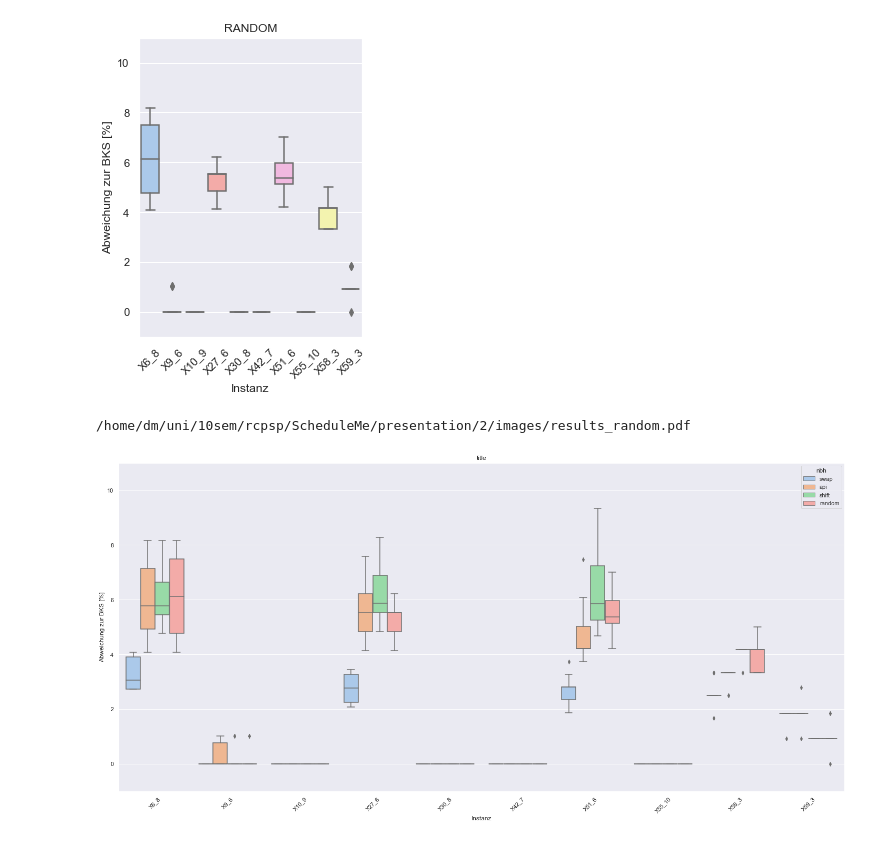
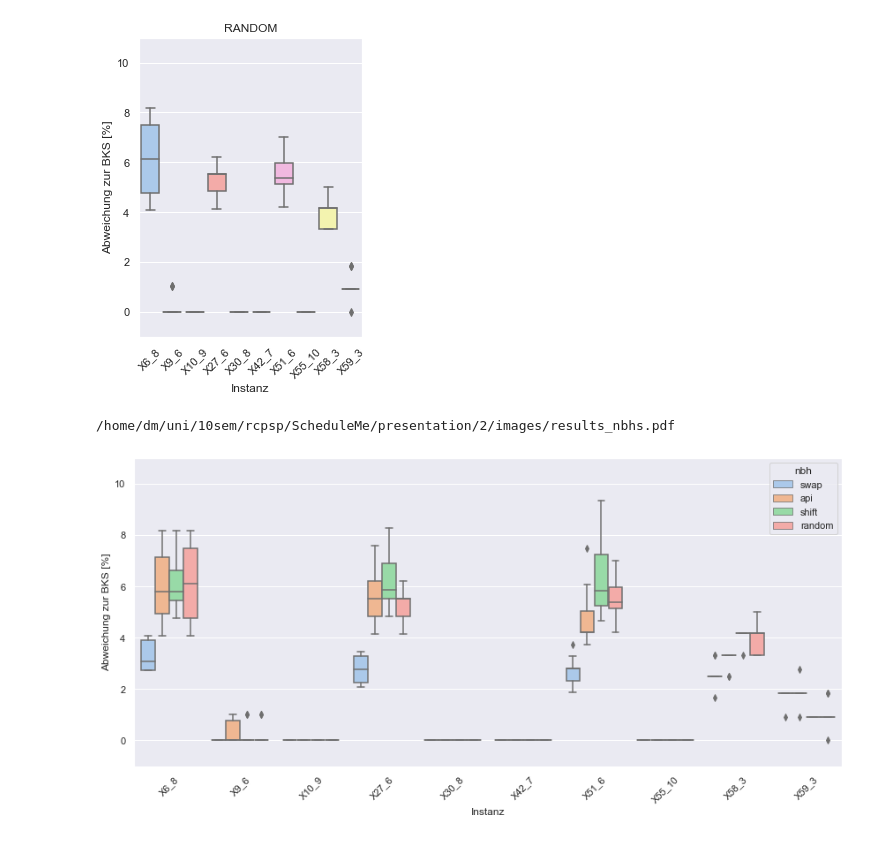
Before and after one commit to mbenahmed1/ScheduleMe, a Jupyter notebook: etc/phase2_plots.ipynb, the cells around one changed output. Drawn from its saved outputs; the diff is of its cells as text; code cells hidden in the pictures.

```diff
--- a/etc/phase2_plots.ipynb
+++ b/etc/phase2_plots.ipynb
@@ -155,7 +155,7 @@ for i, nbh in enumerate(["swap","api","shift","random"]):
     sns.set_palette("pastel")
 
     sns.boxplot(ax=ax, x=d.instance,  y=(d.makespan/d.bks - 1) * 100)
-    ax.set(title=title, xlabel="Instanz", ylabel="Abweichung zur BKS [%]", ylim=(-1,11))
+    ax.set(xlabel="Instanz", ylabel="Abweichung zur BKS [%]", ylim=(-1,11))
 
     # sns.scatterplot(ax=ax, x=d.instance,  y=d.bks, s=100)
     # sns.boxplot(ax=ax, x=d.instance,  y=d.makespan)
@@ -176,32 +176,30 @@ for i, nbh in enumerate(["swap","api","shift","random"]):
 # %%
 import os
 import seaborn as sns
 import matplotlib.pyplot as plt
 
 path = os.path.abspath("../presentation/2/images")
 
 title = f"title"
 
 d = data[2]
-# d = data[2].loc[data[2]["nbh"] == nbh]
 
-figname = os.path.join(path, f"results_{nbh}.pdf")
+figname = os.path.join(path, f"results_nbhs.pdf")
 print(figname)
 
-# continue
 
-fig, ax = plt.subplots(figsize=(20,10))
+fig, ax = plt.subplots(figsize=(12,6))
 # fig, ax = plt.subplots()
 sns.set_theme()
 sns.set_palette("pastel")
 
 sns.boxplot(ax=ax, x=d.instance,  y=(d.makespan/d.bks - 1) * 100, hue=d.nbh)
-ax.set(title=title, xlabel="Instanz", ylabel="Abweichung zur BKS [%]", ylim=(-1,11))
+ax.set(xlabel="Instanz", ylabel="Abweichung zur BKS [%]", ylim=(-1,11))
 # sns.despine(offset=20, trim=True)
 
 ax.set_xticklabels(ax.get_xticklabels(), rotation=45)
 plt.tight_layout()
-# plt.savefig(figname)
+plt.savefig(figname)
 # %% [output]
-/home/dm/uni/10sem/rcpsp/ScheduleMe/presentation/2/images/results_random.pdf
+/home/dm/uni/10sem/rcpsp/ScheduleMe/presentation/2/images/results_nbhs.pdf
-[figure, old version]
+[figure, new version]
```
Also changed, not shown: 6 other files.
